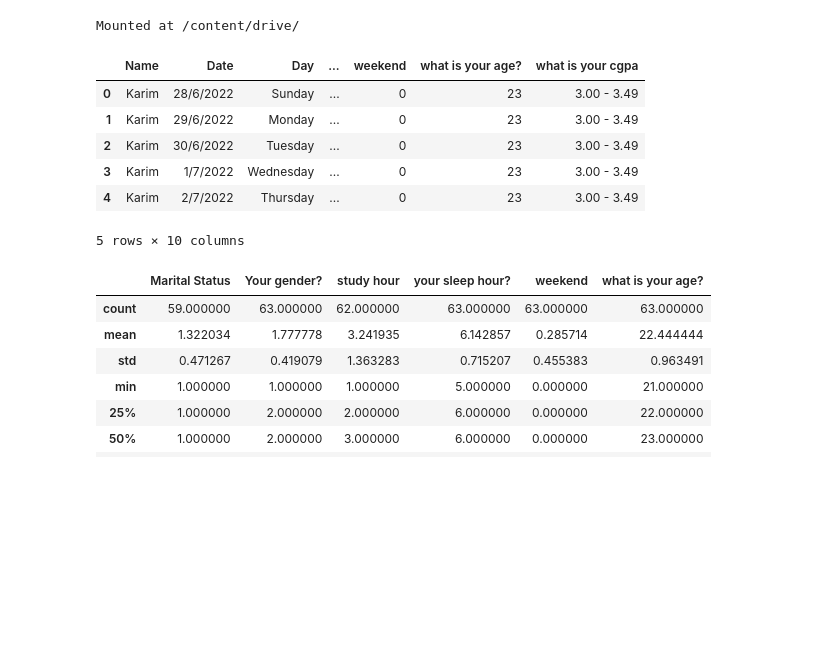
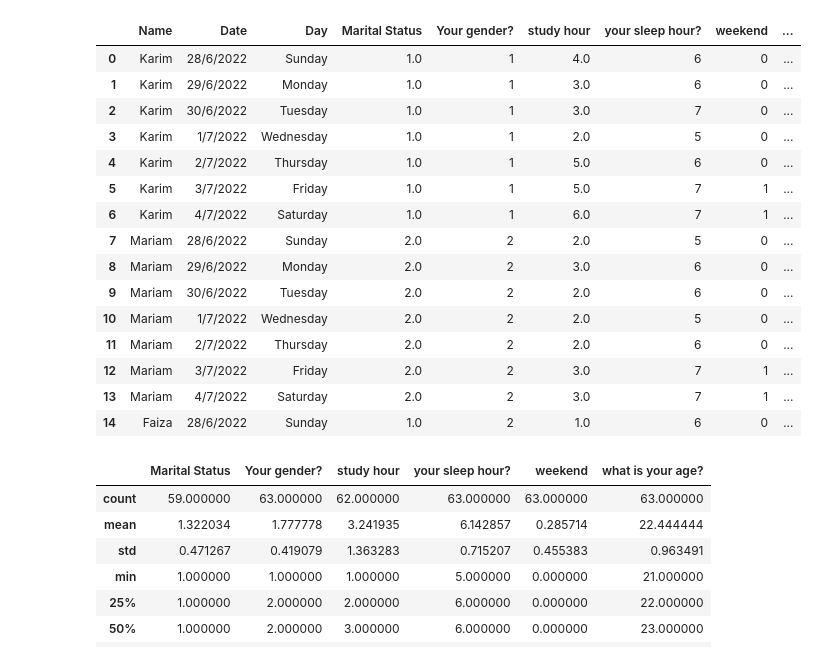
Before and after one commit to i-pinglu/python-4001, a Jupyter notebook: project1.ipynb, the cells around one changed output. Cells and saved outputs as stored; diff of their text form; code cells hidden in the pictures; blank space fills up the shorter version.

```diff
--- a/project1.ipynb
+++ b/project1.ipynb
@@ -1,27 +1,29 @@
 # %% [markdown]
 <a href="https://colab.research.google.com/github/i-pinglu/python-4001/blob/main/project1.ipynb" target="_parent"><img src="https://colab.research.google.com/assets/colab-badge.svg" alt="Open In Colab"/></a>
-# %%
-from google.colab import drive
-drive.mount("/content/drive/")
-# %% [output]
-Mounted at /content/drive/
 # %%
 import pandas as pd
 import matplotlib.pyplot as plt
 
-# data source: https://www.kaggle.com/datasets/nabilajahan/student-study-performance?resource=download
-# loading data
-df = pd.read_csv('/content/drive/MyDrive/Student Study data.csv')
+df = pd.read_csv("https://raw.githubusercontent.com/i-pinglu/python-4001/main/Student%20Study%20data.csv")
 # %%
-df.head(5)
+df.head(15)
 # %% [output]
-|  | Name | Date | Day | ... | weekend | what is your age? | what is your cgpa |
-| 0 | Karim | 28/6/2022 | Sunday | ... | 0 | 23 | 3.00 - 3.49 |
-| 1 | Karim | 29/6/2022 | Monday | ... | 0 | 23 | 3.00 - 3.49 |
-| 2 | Karim | 30/6/2022 | Tuesday | ... | 0 | 23 | 3.00 - 3.49 |
-| 3 | Karim | 1/7/2022 | Wednesday | ... | 0 | 23 | 3.00 - 3.49 |
-| 4 | Karim | 2/7/2022 | Thursday | ... | 0 | 23 | 3.00 - 3.49 |
+|  | Name | Date | Day | Marital Status | Your gender? | study hour | your sleep hour? | weekend | ... |
+| 0 | Karim | 28/6/2022 | Sunday | 1.0 | 1 | 4.0 | 6 | 0 | ... |
+| 1 | Karim | 29/6/2022 | Monday | 1.0 | 1 | 3.0 | 6 | 0 | ... |
+| 2 | Karim | 30/6/2022 | Tuesday | 1.0 | 1 | 3.0 | 7 | 0 | ... |
+| 3 | Karim | 1/7/2022 | Wednesday | 1.0 | 1 | 2.0 | 5 | 0 | ... |
+| 4 | Karim | 2/7/2022 | Thursday | 1.0 | 1 | 5.0 | 6 | 0 | ... |
+| 5 | Karim | 3/7/2022 | Friday | 1.0 | 1 | 5.0 | 7 | 1 | ... |
+| 6 | Karim | 4/7/2022 | Saturday | 1.0 | 1 | 6.0 | 7 | 1 | ... |
+| 7 | Mariam | 28/6/2022 | Sunday | 2.0 | 2 | 2.0 | 5 | 0 | ... |
+| 8 | Mariam | 29/6/2022 | Monday | 2.0 | 2 | 3.0 | 6 | 0 | ... |
+| 9 | Mariam | 30/6/2022 | Tuesday | 2.0 | 2 | 2.0 | 6 | 0 | ... |
+| 10 | Mariam | 1/7/2022 | Wednesday | 2.0 | 2 | 2.0 | 5 | 0 | ... |
+| 11 | Mariam | 2/7/2022 | Thursday | 2.0 | 2 | 2.0 | 6 | 0 | ... |
+| 12 | Mariam | 3/7/2022 | Friday | 2.0 | 2 | 3.0 | 7 | 1 | ... |
+| 13 | Mariam | 4/7/2022 | Saturday | 2.0 | 2 | 3.0 | 7 | 1 | ... |
+| 14 | Faiza | 28/6/2022 | Sunday | 1.0 | 2 | 1.0 | 6 | 0 | ... |
-5 rows × 10 columns
 # %%
 df.describe()
 # %% [output]
```
Also changed, not shown: parts of 1 cell of this notebook.
